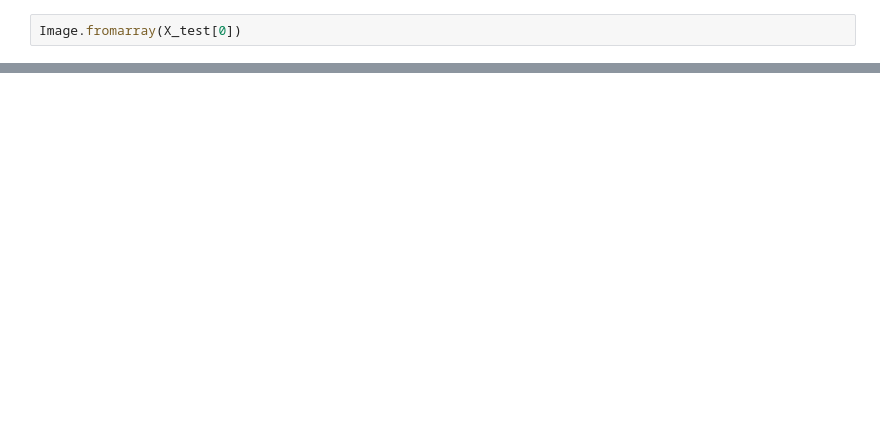
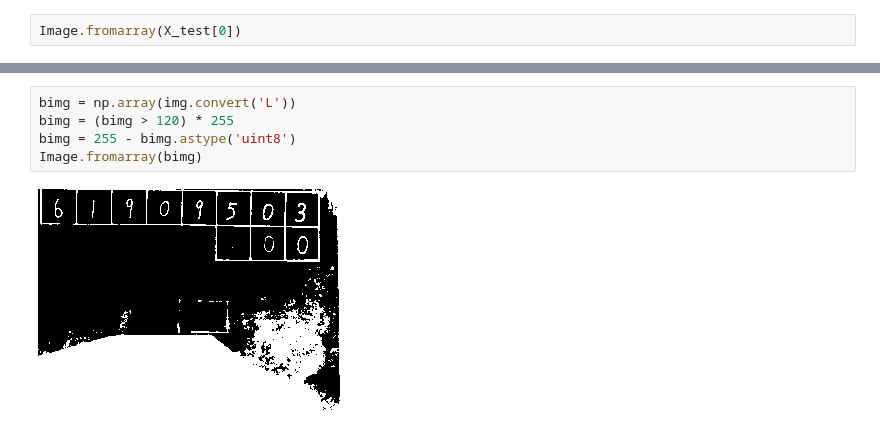
Before and after one commit to Naotchi/0716, a Jupyter notebook: make_model.ipynb, the cells around one changed output, grey strips where cells are left out. Drawn from its saved outputs; the diff is of its cells as text; blank space fills up the shorter version.

```diff
--- a/make_model.ipynb
+++ b/make_model.ipynb
@@ -74,0 +44,7 @@ Image.fromarray(X_test[0])
+# %%
+bimg = np.array(img.convert('L'))
+bimg = (bimg > 120) * 255
+bimg = 255 - bimg.astype('uint8')
+Image.fromarray(bimg)
+# %% [output]
+[figure, added]
```
Also changed, not shown: parts of 7 cells of this notebook, 6 other files.
